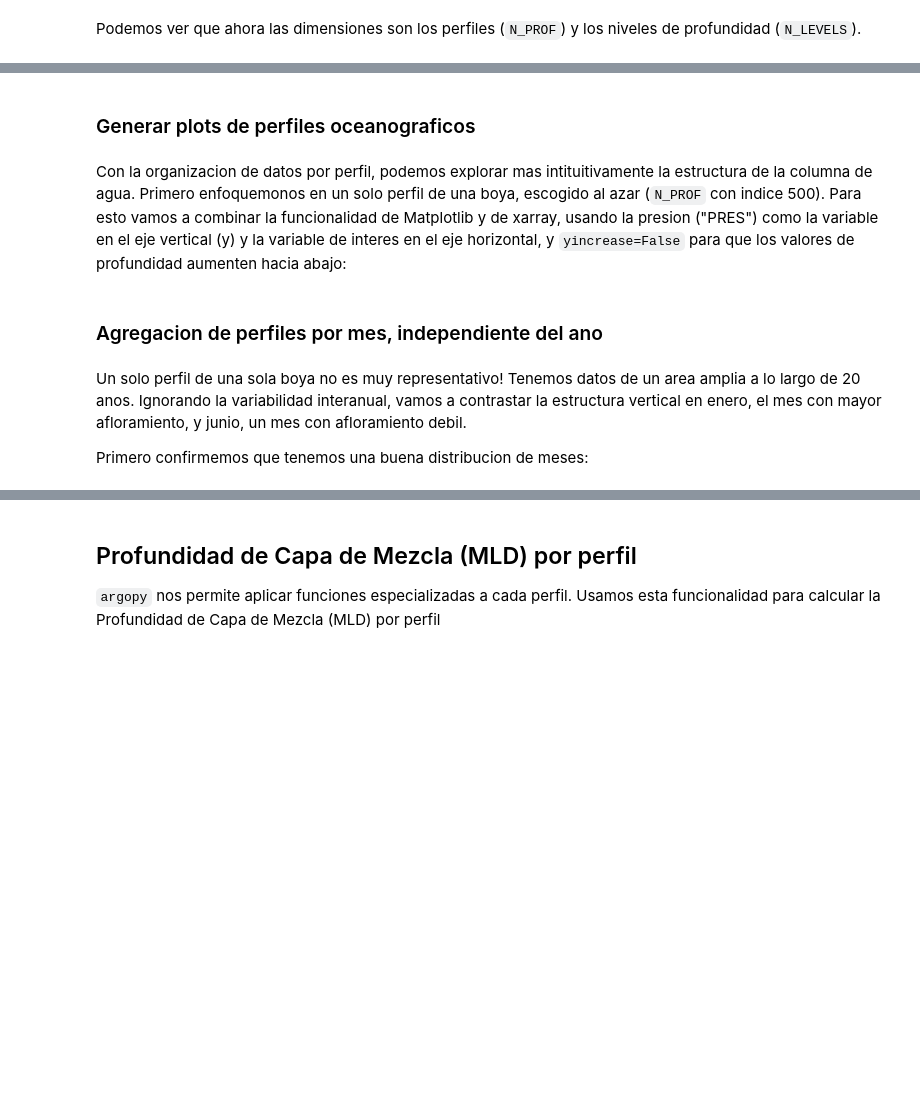
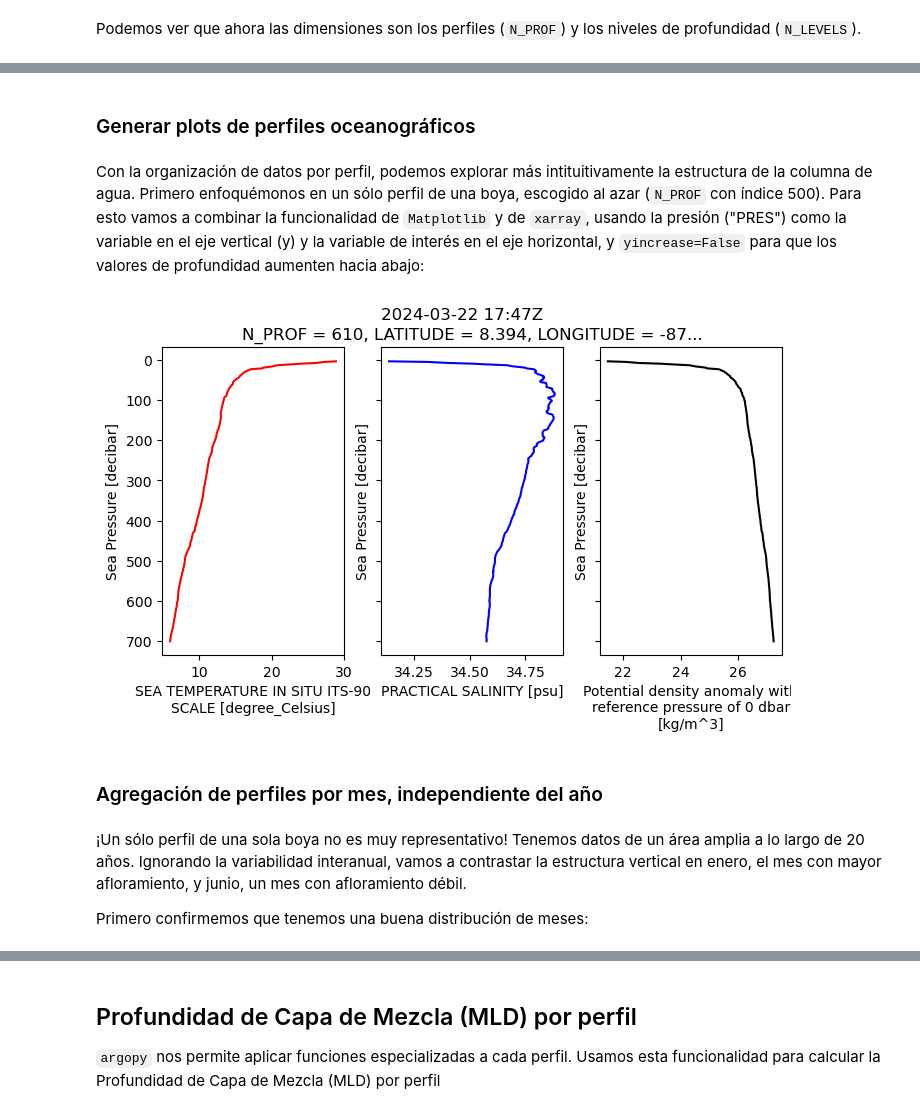
Before and after one commit to Intercoonecta/tutoriales, a Jupyter notebook: miercoles/datos_argo_python/DatosArgo-argopy-AfloramientoPapagayo.ipynb, the cells around one changed output, grey strips where cells are left out. Saved outputs shown, nothing was run; the diff lists cells and outputs as text; code cells hidden in the pictures; blank space fills up the shorter version.

```diff
--- a/miercoles/datos_argo_python/DatosArgo-argopy-AfloramientoPapagayo.ipynb
+++ b/miercoles/datos_argo_python/DatosArgo-argopy-AfloramientoPapagayo.ipynb
@@ -177,24 +197,26 @@ perfiles_ds.argo.teos10(['SIG0'])
 # %% [markdown]
-### Generar plots de perfiles oceanograficos
+### Generar plots de perfiles oceanográficos
 # %% [markdown]
-Con la organizacion de datos por perfil, podemos explorar mas intituitivamente la estructura de la columna de agua. Primero enfoquemonos en un solo perfil de una boya, escogido al azar (`N_PROF` con indice 500). Para esto vamos a combinar la funcionalidad de Matplotlib y de xarray, usando la presion ("PRES") como la variable en el eje vertical (y) y la variable de interes en el eje horizontal, y `yincrease=False` para que los valores de profundidad aumenten hacia abajo:
+Con la organización de datos por perfil, podemos explorar más intituitivamente la estructura de la columna de agua. Primero enfoquémonos en un sólo perfil de una boya, escogido al azar (`N_PROF` con índice 500). Para esto vamos a combinar la funcionalidad de `Matplotlib` y de `xarray`, usando la presión ("PRES") como la variable en el eje vertical (y) y la variable de interés en el eje horizontal, y `yincrease=False` para que los valores de profundidad aumenten hacia abajo:
 # %%
 _, ax = plt.subplots(ncols=3, figsize=(8, 4), sharey=True)
 
-dsp_perf = perfiles_ds.set_coords("PRES").isel(N_PROF=500)
+perfil_i_ds = perfiles_ds.set_coords("PRES").isel(N_PROF=500)
 
-dsp_perf['TEMP'].plot(ax=ax[0], y='PRES', yincrease=False, color='red')
+perfil_i_ds['TEMP'].plot(ax=ax[0], y='PRES', yincrease=False, color='red')
 ax[0].set_title(None)
-dsp_perf['PSAL'].plot(ax=ax[1], y='PRES', yincrease=False, color='blue')
-dsp_perf['SIG0'].plot(ax=ax[2], y='PRES', yincrease=False, color='black')
+perfil_i_ds['PSAL'].plot(ax=ax[1], y='PRES', yincrease=False, color='blue')
+perfil_i_ds['SIG0'].plot(ax=ax[2], y='PRES', yincrease=False, color='black')
 ax[2].set_title(None)
 
-plt.suptitle(f"{dsp_perf.TIME.data.astype('datetime64[s]').item():%Y-%m-%d %H:%M}Z");
+plt.suptitle(f"{perfil_i_ds.TIME.data.astype('datetime64[s]').item():%Y-%m-%d %H:%M}Z");
+# %% [output]
+[figure, added]
 # %% [markdown]
-### Agregacion de perfiles por mes, independiente del ano
+### Agregación de perfiles por mes, independiente del año
 # %% [markdown]
-Un solo perfil de una sola boya no es muy representativo! Tenemos datos de un area amplia a lo largo de 20 anos. Ignorando la variabilidad interanual, vamos a contrastar la estructura vertical en enero, el mes con mayor afloramiento, y junio, un mes con afloramiento debil.
+¡Un sólo perfil de una sola boya no es muy representativo! Tenemos datos de un área amplia a lo largo de 20 años. Ignorando la variabilidad interanual, vamos a contrastar la estructura vertical en enero, el mes con mayor afloramiento, y junio, un mes con afloramiento débil.
 
-Primero confirmemos que tenemos una buena distribucion de meses:
+Primero confirmemos que tenemos una buena distribución de meses:
 # %%
 perfiles_ds['TIME.month'].plot.hist(figsize=(8, 1.5));
```
Also changed, not shown: parts of 64 cells of this notebook, 2 other files.
